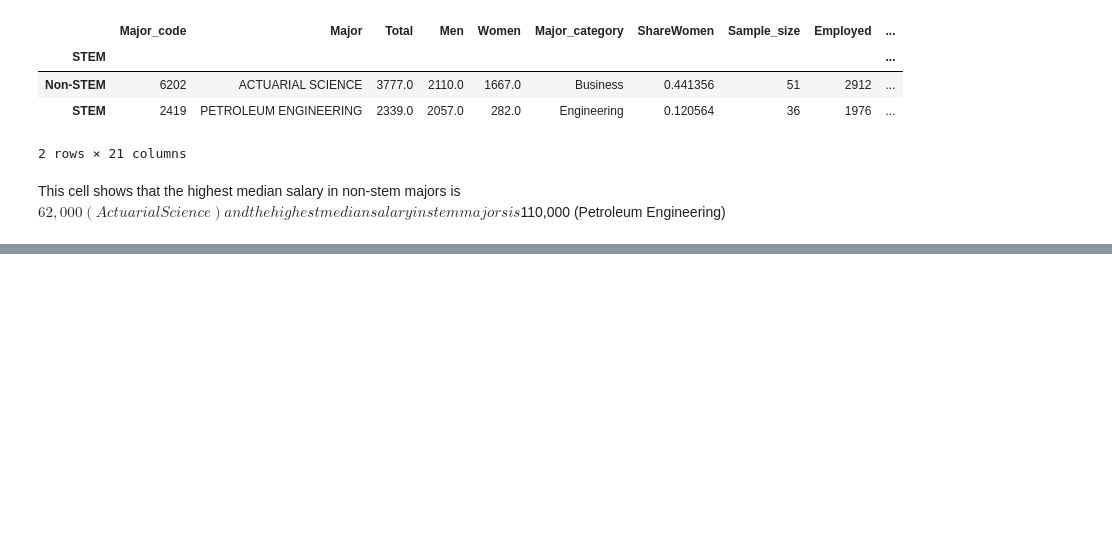
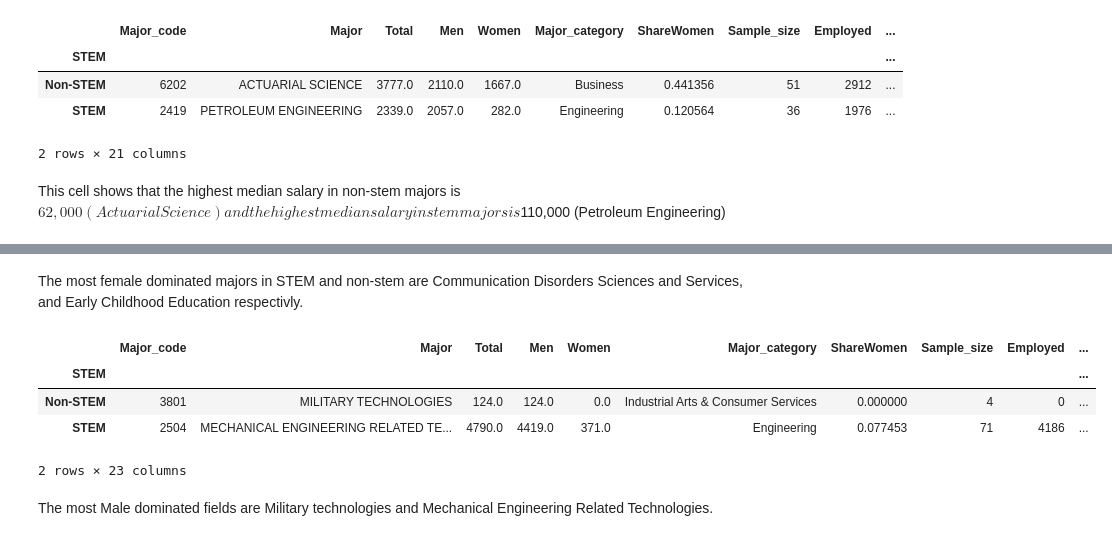
Before and after one commit to Charlie-Rous/data-science-2024F, a Jupyter notebook: unit-2/recent-grads-project/unit-2-project.ipynb, the cells around one changed output, grey strips where cells are left out. Drawn from its saved outputs; the diff is of its cells as text; code cells hidden in the pictures; blank space fills up the shorter version.

```diff
--- a/unit-2/recent-grads-project/unit-2-project.ipynb
+++ b/unit-2/recent-grads-project/unit-2-project.ipynb
@@ -168,0 +247,14 @@ The minimum and median slaries are fairly similar for both stem and non-stem maj
+# %% [markdown]
+The most female dominated majors in STEM and non-stem are Communication Disorders Sciences and Services, and Early Childhood Education respectivly.
+# %%
+highest_men = grads_no_missing.groupby(['STEM']).apply(lambda df: df.loc[df.Percentage_Men.idxmax()])
+
+highest_men
+# %% [output]
+|  | Major_code | Major | Total | Men | Women | Major_category | ShareWomen | Sample_size | Employed | ... |
+| STEM |  |  |  |  |  |  |  |  |  | ... |
+| Non-STEM | 3801 | MILITARY TECHNOLOGIES | 124.0 | 124.0 | 0.0 | Industrial Arts & Consumer Services | 0.000000 | 4 | 0 | ... |
+| STEM | 2504 | MECHANICAL ENGINEERING RELATED TE... | 4790.0 | 4419.0 | 371.0 | Engineering | 0.077453 | 71 | 4186 | ... |
+2 rows × 23 columns
+# %% [markdown]
+The most Male dominated fields are Military technologies and Mechanical Engineering Related Technologies.
```
Also changed, not shown: parts of 22 cells of this notebook.
